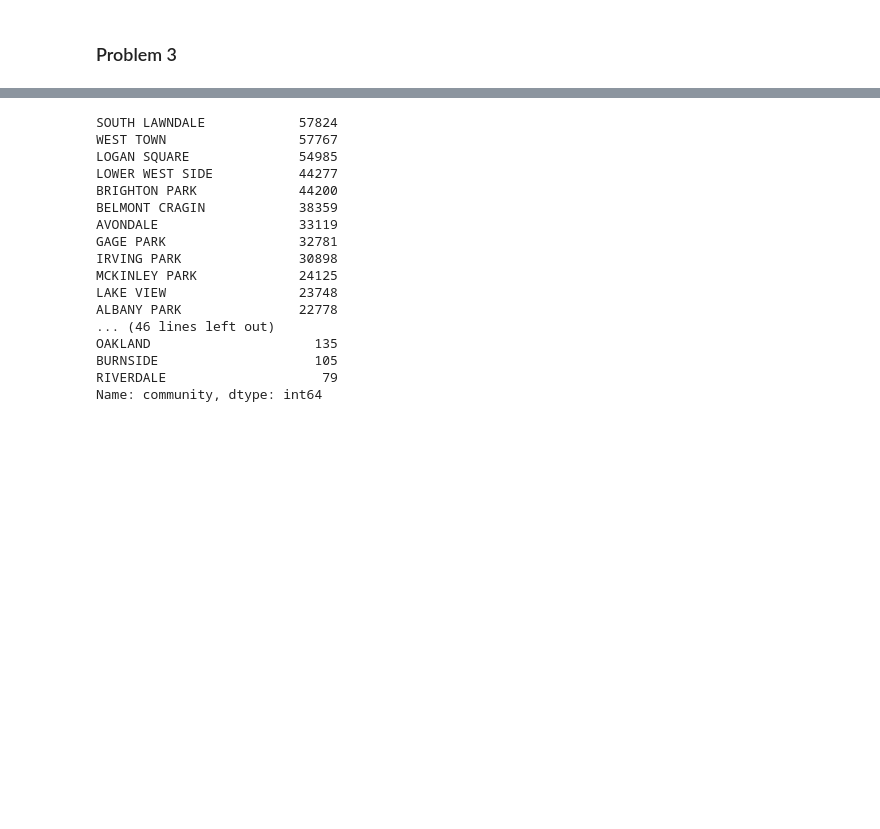
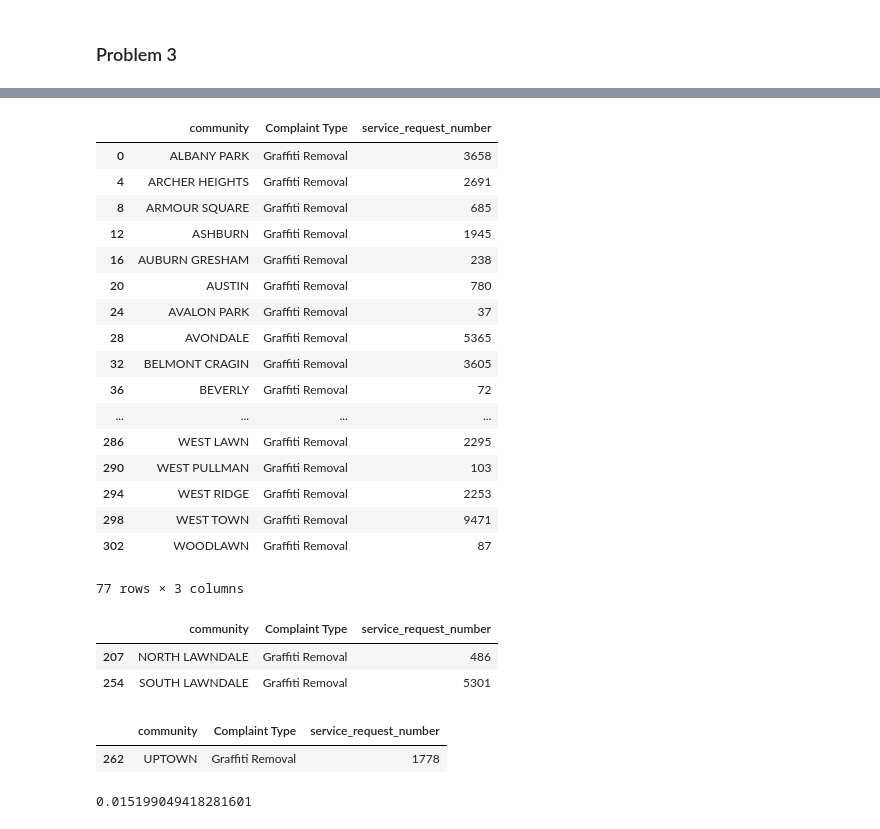
Before and after one commit to cealvara/ml_for_pp_homeworks, a Jupyter notebook: hw1/hw1_solution.ipynb, the cells around one changed output, grey strips where cells are left out. Cells and saved outputs as stored; diff of their text form; code cells hidden in the pictures; blank space fills up the shorter version.

```diff
--- a/hw1/hw1_solution.ipynb
+++ b/hw1/hw1_solution.ipynb
@@ -358,24 +325,42 @@ Graffiti Removal                            45
 Name: Complaint Type, dtype: int64
-# %%
-data_with_blockid2[data_with_blockid2['Complaint Type'] == 'Graffiti Removal'].community.value_counts()
-# %% [output]
-SOUTH LAWNDALE            57824
-WEST TOWN                 57767
-LOGAN SQUARE              54985
-LOWER WEST SIDE           44277
-BRIGHTON PARK             44200
-BELMONT CRAGIN            38359
-AVONDALE                  33119
-GAGE PARK                 32781
-IRVING PARK               30898
-MCKINLEY PARK             24125
-LAKE VIEW                 23748
-ALBANY PARK               22778
-... (46 lines left out)
-OAKLAND                     135
-BURNSIDE                    105
-RIVERDALE                    79
-Name: community, dtype: int64
+# %%
+result = data_with_blockid2[['community', 'Complaint Type', 'service_request_number']].groupby(['community', 'Complaint Type'], as_index=False).count()
+select = result[result['Complaint Type'] == 'Graffiti Removal']
+select
+# %% [output]
+|  | community | Complaint Type | service_request_number |
+| 0 | ALBANY PARK | Graffiti Removal | 3658 |
+| 4 | ARCHER HEIGHTS | Graffiti Removal | 2691 |
+| 8 | ARMOUR SQUARE | Graffiti Removal | 685 |
+| 12 | ASHBURN | Graffiti Removal | 1945 |
+| 16 | AUBURN GRESHAM | Graffiti Removal | 238 |
+| 20 | AUSTIN | Graffiti Removal | 780 |
+| 24 | AVALON PARK | Graffiti Removal | 37 |
+| 28 | AVONDALE | Graffiti Removal | 5365 |
+| 32 | BELMONT CRAGIN | Graffiti Removal | 3605 |
+| 36 | BEVERLY | Graffiti Removal | 72 |
+| ... | ... | ... | ... |
+| 286 | WEST LAWN | Graffiti Removal | 2295 |
+| 290 | WEST PULLMAN | Graffiti Removal | 103 |
+| 294 | WEST RIDGE | Graffiti Removal | 2253 |
+| 298 | WEST TOWN | Graffiti Removal | 9471 |
+| 302 | WOODLAWN | Graffiti Removal | 87 |
+77 rows × 3 columns
+# %%
+select[select.community.str.contains('LAWNDALE')]
+# %% [output]
+|  | community | Complaint Type | service_request_number |
+| 207 | NORTH LAWNDALE | Graffiti Removal | 486 |
+| 254 | SOUTH LAWNDALE | Graffiti Removal | 5301 |
+# %%
+select[select.community.str.contains('UPTOWN')]
+# %% [output]
+|  | community | Complaint Type | service_request_number |
+| 262 | UPTOWN | Graffiti Removal | 1778 |
+# %%
+print(1778 / 116981)
+# %% [output]
+0.015199049418281601
 # %%
 len(blocks2.blockce10.value_counts())
 # %%
```
Also changed, not shown: parts of 6 cells of this notebook, 1 other file.
